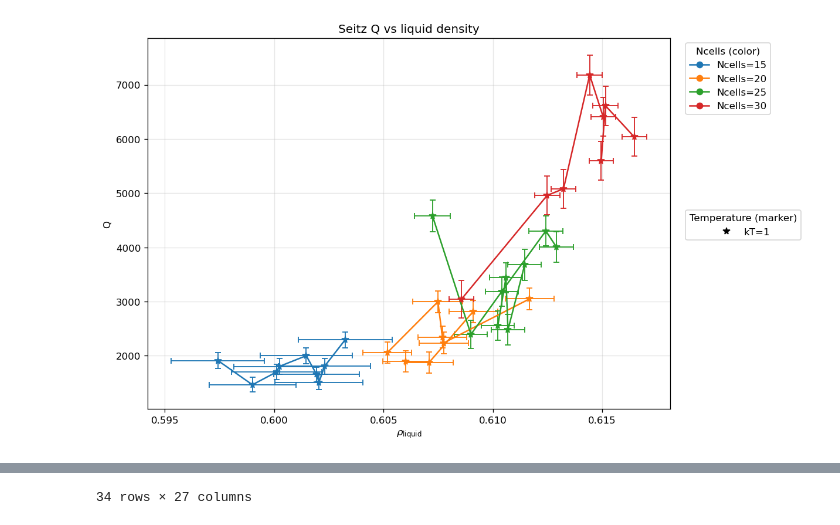
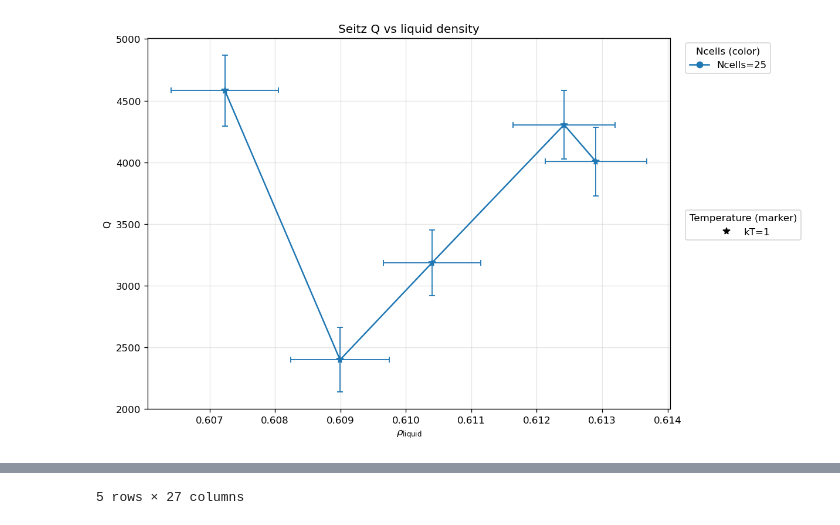
Before and after one commit to SBC-Collaboration/MDsims, a Jupyter notebook: SeitzPlot.ipynb, the cells around one changed output, grey strips where cells are left out. Saved outputs shown, nothing was run; the diff lists cells and outputs as text; code cells hidden in the pictures.

```diff
--- a/SeitzPlot.ipynb
+++ b/SeitzPlot.ipynb
@@ -15,8 +15,8 @@ database = SQLiteRunDatabase(paths.database)
 matches = display_cavitation_table(
     database,
     # limit=20,
-    # N_Cells=45,
-    Nsteps=[250_000,500_000],
+    N_Cells=25,
+    Nsteps=[250_000],
     # Mask_Radius=(2.0, 5.0),
     Phase_Separation_Status="Separated",
     # Source_Run_ID="THERMALIZATION_RUN_ID",
@@ -63,2 +52,2 @@ display(seitz_results)
-[figure, old version]
+[figure, new version]
 |  | Run_ID | N_Cells | Therm_kT | Nsteps | Nc | V | rho_c | uc | uc_uncertainty | rho_liquid | ... |
@@ -81,4 +59,4 @@ display(seitz_results)
-34 rows × 27 columns
+5 rows × 27 columns
 # %%
 import pandas as pd
 import matplotlib.pyplot as plt
```
Also changed, not shown: parts of 2 cells of this notebook, 7 other files.
